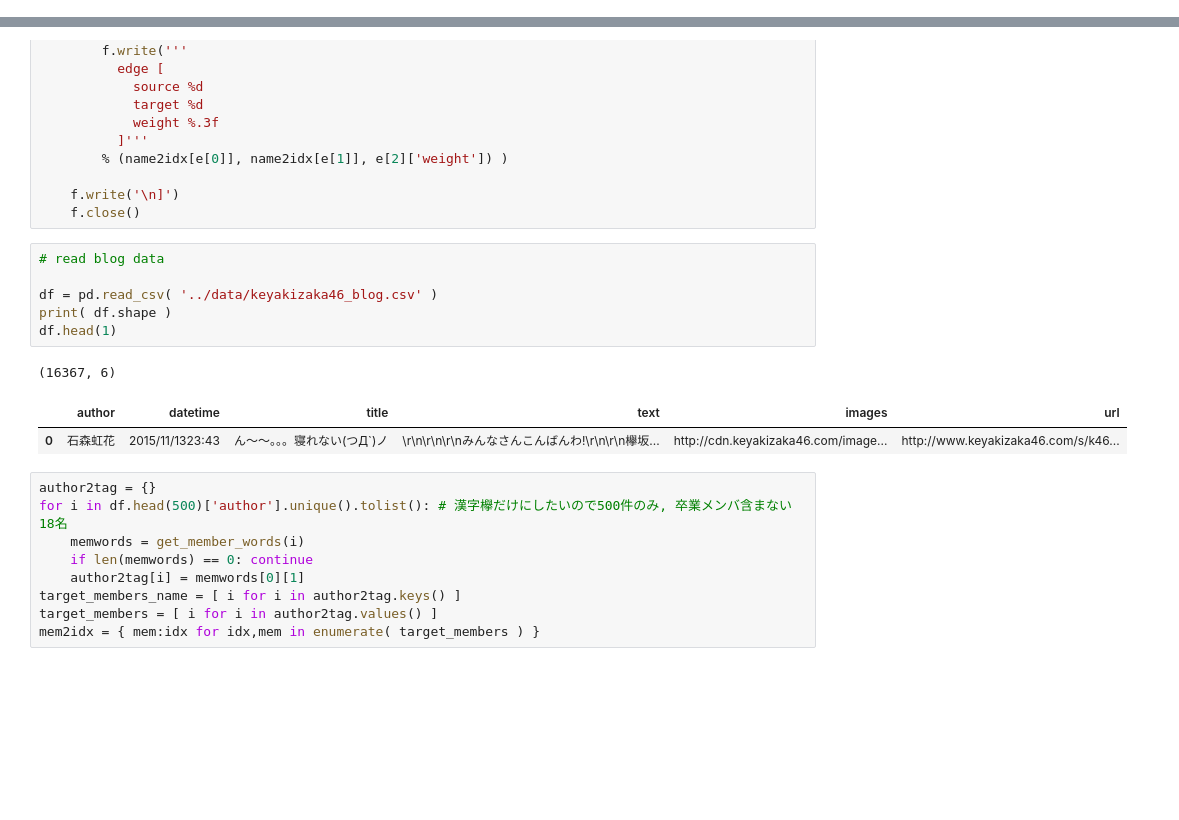
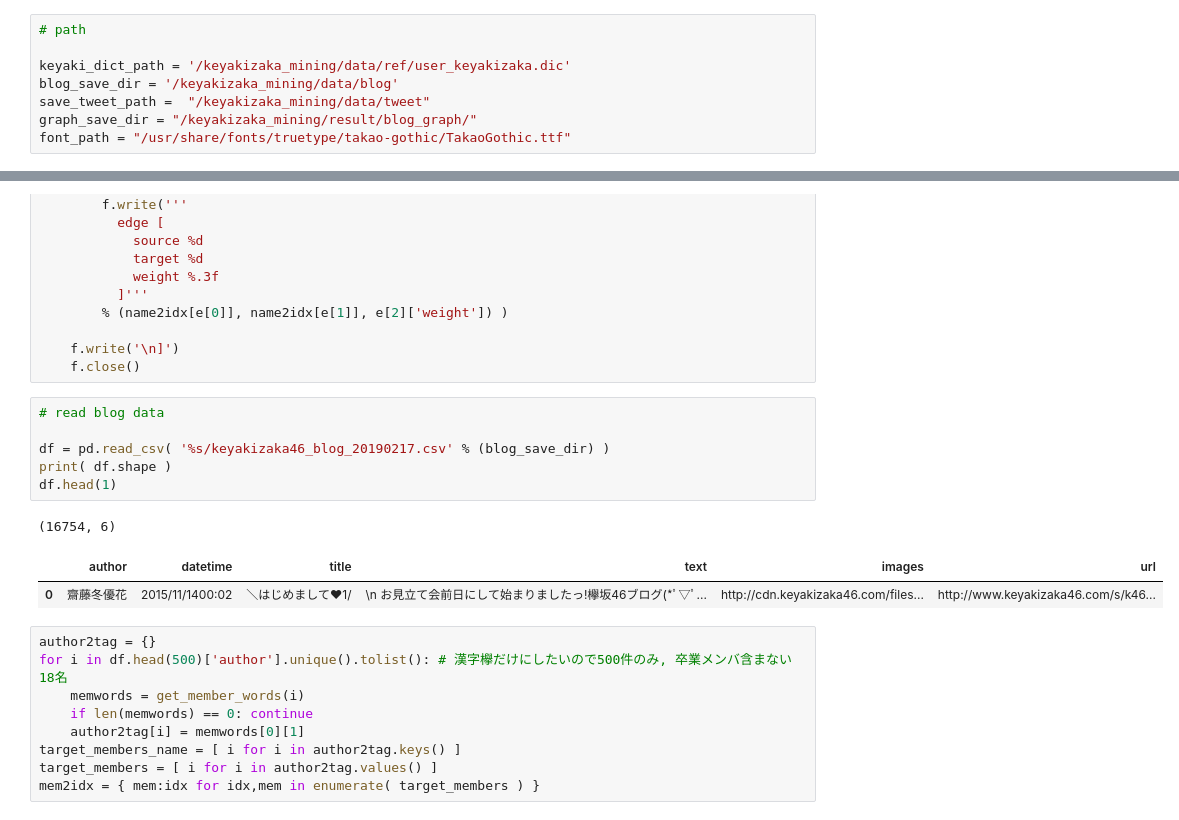
Before and after one commit to haradai1262/keyakizaka46-mining, a Jupyter notebook: script/blog_mining/blog_interaction.ipynb, the cells around one changed output, grey strips where cells are left out. Saved outputs shown, nothing was run; the diff lists cells and outputs as text; blank space fills up the shorter version.

```diff
--- a/script/blog_mining/blog_interaction.ipynb
+++ b/script/blog_mining/blog_interaction.ipynb
@@ -1,3 +1,11 @@
+# %%
+# path
+
+keyaki_dict_path = '/keyakizaka_mining/data/ref/user_keyakizaka.dic'
+blog_save_dir = '/keyakizaka_mining/data/blog'
+save_tweet_path =  "/keyakizaka_mining/data/tweet"
+graph_save_dir = "/keyakizaka_mining/result/blog_graph/"
+font_path = "/usr/share/fonts/truetype/takao-gothic/TakaoGothic.ttf"
 # %%
 import numpy as np
 import pandas as pd
@@ -109,13 +119,13 @@ def get_gml_from_networkX( G, fpath ):
 # %%
 # read blog data
 
-df = pd.read_csv( '../data/keyakizaka46_blog.csv' )
+df = pd.read_csv( '%s/keyakizaka46_blog_20190217.csv' % (blog_save_dir) )
 print( df.shape )
 df.head(1)
 # %% [output]
-(16367, 6)
+(16754, 6)
 |  | author | datetime | title | text | images | url |
-| 0 | 石森虹花 | 2015/11/1323:43 | ん〜〜。。。寝れない(つД`)ノ | \r\n\r\n\r\nみんなさんこんばんわ!\r\n\r\n欅坂... | http://cdn.keyakizaka46.com/image... | http://www.keyakizaka46.com/s/k46... |
+| 0 | 齋藤冬優花 | 2015/11/1400:02 | ＼はじめまして︎︎❤︎︎1/︎︎ | \n お見立て会前日にして始まりましたっ!欅坂46ブログ(*ﾟ▽ﾟ... | http://cdn.keyakizaka46.com/files... | http://www.keyakizaka46.com/s/k46... |
 # %%
 author2tag = {}
 for i in df.head(500)['author'].unique().tolist(): # 漢字欅だけにしたいので500件のみ, 卒業メンバ含まない18名
```
Also changed, not shown: parts of 9 cells of this notebook, 16 other files.
